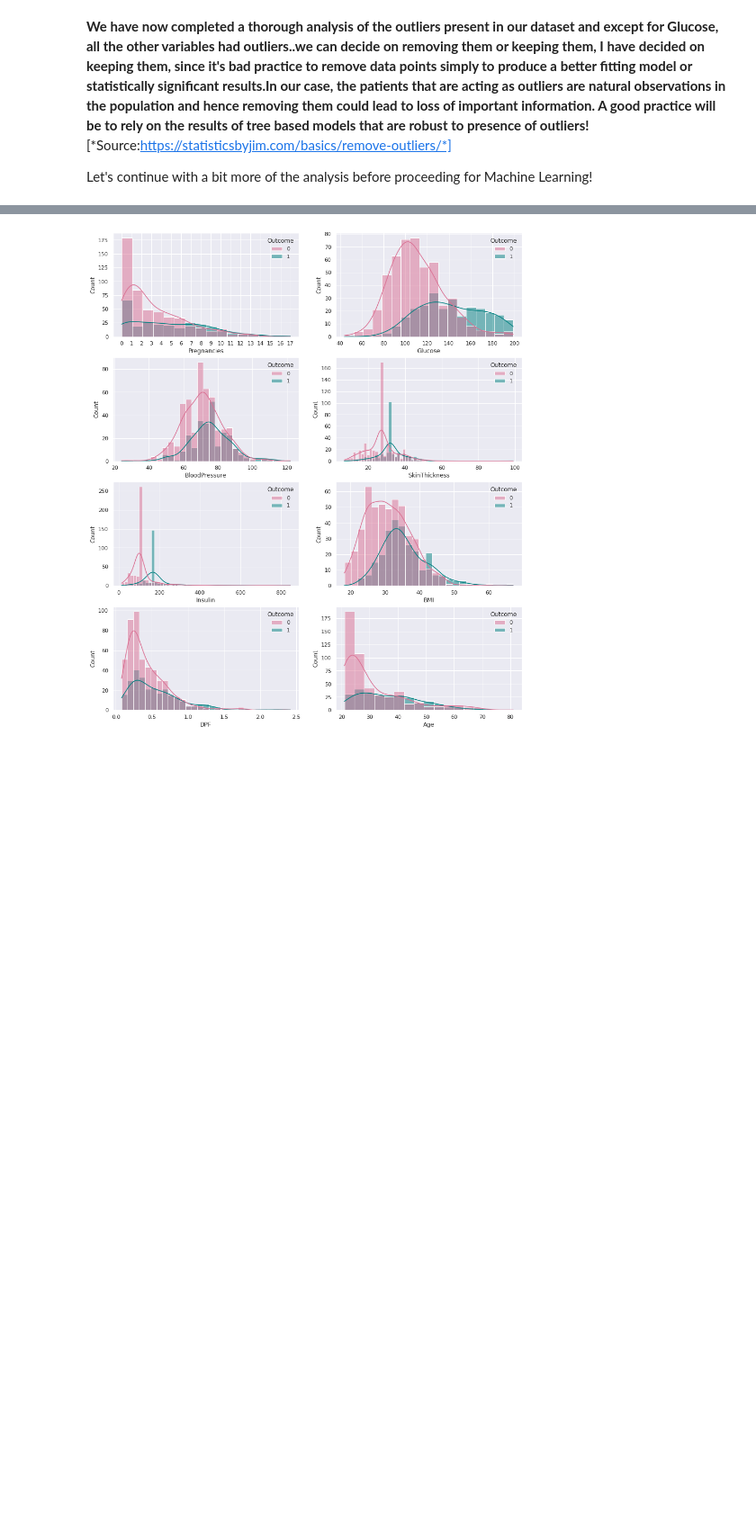
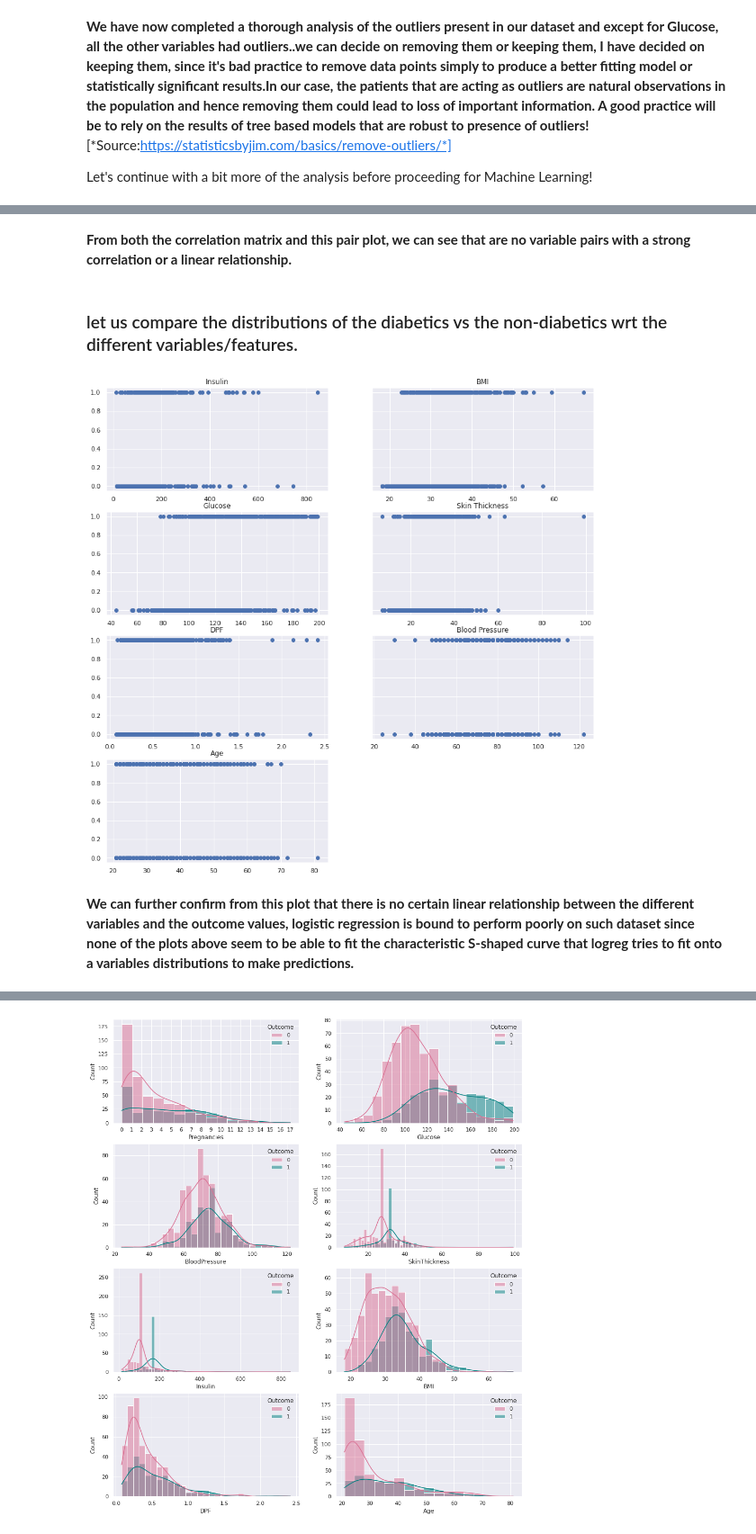
Before and after one commit to Harsheen98/AI-Projects, a Jupyter notebook: Pima-Indian-Diabetes/Pima_Indian_Diabetes_EDA.ipynb, the cells around one changed output, grey strips where cells are left out. Shown at 90% size. Drawn from its saved outputs; the diff is of its cells as text; code cells hidden in the pictures; blank space fills up the shorter version.

```diff
--- a/Pima-Indian-Diabetes/Pima_Indian_Diabetes_EDA.ipynb
+++ b/Pima-Indian-Diabetes/Pima_Indian_Diabetes_EDA.ipynb
@@ -1044,0 +1015,33 @@ Let's continue with a bit more of the analysis before proceeding for Machine Lea
+# %% [markdown]
+**From both the correlation matrix and this pair plot, we can see that are no variable pairs with a strong correlation or a linear relationship.**
+# %% [markdown]
+### let us compare the distributions of the diabetics vs the non-diabetics  wrt the different variables/features.
+# %%
+# scatterplot to analyse relationship of each variable with the disease outcome
+fig, ax = plt.subplots(4,2,figsize=(15,15), sharey=True)
+ax[0,0].scatter(df['Insulin'], df['Outcome'])
+ax[0,0].set_title('Insulin')
+
+ax[0,1].scatter(df['BMI'], df['Outcome'])
+ax[0,1].set_title('BMI')
+
+ax[1,0].scatter(df['Glucose'], df['Outcome'])
+ax[1,0].set_title('Glucose')
+
+ax[1,1].scatter(df['SkinThickness'], df['Outcome'])
+ax[1,1].set_title('Skin Thickness')
+
+ax[2,0].scatter(df['DPF'], df['Outcome'])
+ax[2,0].set_title('DPF')
+
+ax[2,1].scatter(df['BloodPressure'], df['Outcome'])
+ax[2,1].set_title('Blood Pressure')
+
+ax[3,0].scatter(df['Age'], df['Outcome'])
+ax[3,0].set_title('Age')
+
+fig.delaxes(ax[3,1])
+# %% [output]
+[figure, added]
+# %% [markdown]
+**We can further confirm from this plot that there is no certain linear relationship between the different variables and the outcome values, logistic regression is bound to perform poorly on such dataset since none of the plots above seem to be able to fit the characteristic S-shaped curve that logreg tries to fit onto a variables distributions to make predictions.**
```
Also changed, not shown: parts of 23 cells of this notebook.
